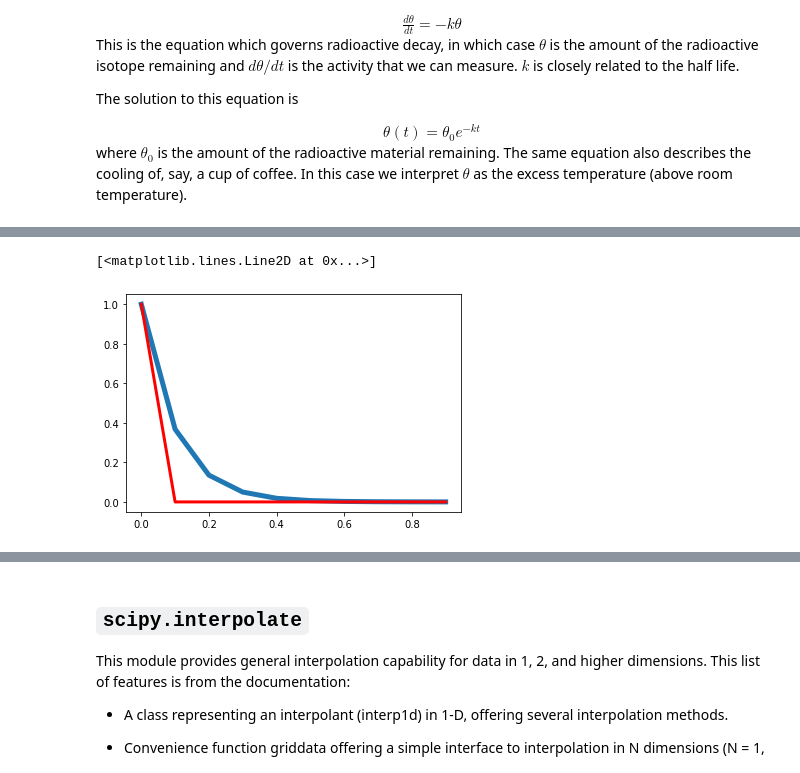
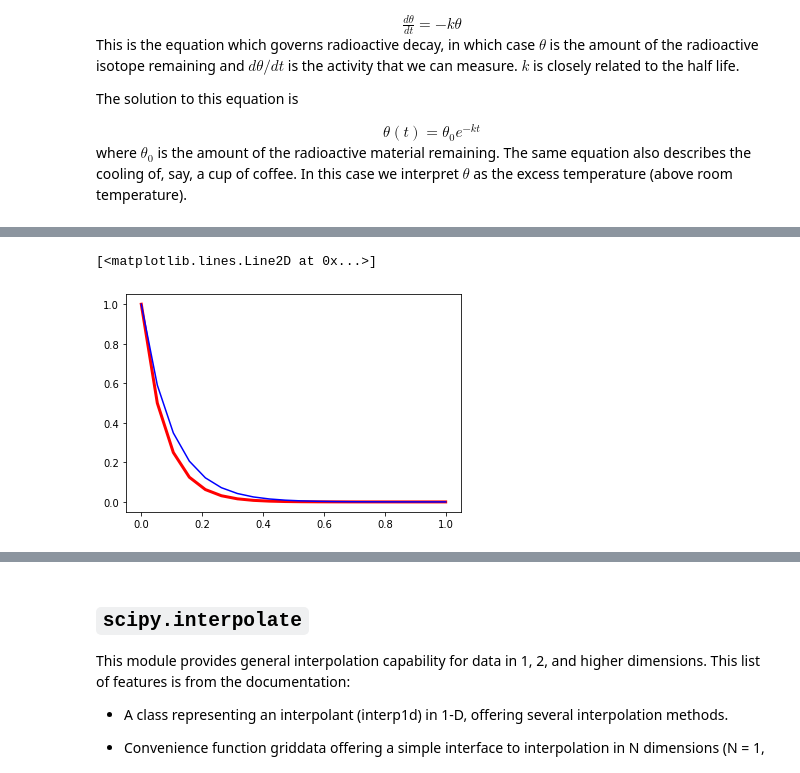
Before and after one commit to Sydney-Informatics-Hub/geopython, a Jupyter notebook: _ipynb/02b-Clustering.ipynb, the cells around one changed output, grey strips where cells are left out. Drawn from its saved outputs; the diff is of its cells as text; code cells hidden in the pictures.

```diff
--- a/_ipynb/02b-Clustering.ipynb
+++ b/_ipynb/02b-Clustering.ipynb
@@ -123,32 +116,32 @@ approximation by doing a bit more work.
 # %%
 #Set the known constant values
 theta_0 = 1.0
 const_k = 10.0
 #How many timesteps to solve
-steps = 10
-delta_t = 1.0 / steps
+steps = 20
+timelength = 1.0
+delta_t = timelength / steps
+
+#Create a regularly spaced vector or time values
+time_values = np.linspace(0,timelength,steps)
 
 #Create an empty array to store the solutions
 theta_values = np.zeros(steps)
-time_values  = np.zeros(steps)
 
 #Set the starting values
 theta_values[0] = theta_0
-time_values[0] = 0.0
 
 #Step through the time values
 for i in range(1, steps):
     #Find the value for theta at this time step
     theta_values[i] = theta_values[i-1] * (1 - const_k * delta_t)
-    #Update the time step
-    time_values[i] = time_values[i-1] + delta_t
 
 #Compare with the exact solution
 exact_theta_values = theta_0 * np.exp(-const_k * time_values)
 
 #Plot and compare your results
-plt.plot(time_values, exact_theta_values, linewidth=5.0)
 plt.plot(time_values, theta_values, linewidth=3.0, color="red")
+plt.plot(time_values, exact_theta_values, 'b-')
 # %% [output]
 [<matplotlib.lines.Line2D at 0x...>]
-[figure, old version]
+[figure, new version]
```
Also changed, not shown: parts of 10 cells of this notebook, 10 other files.
